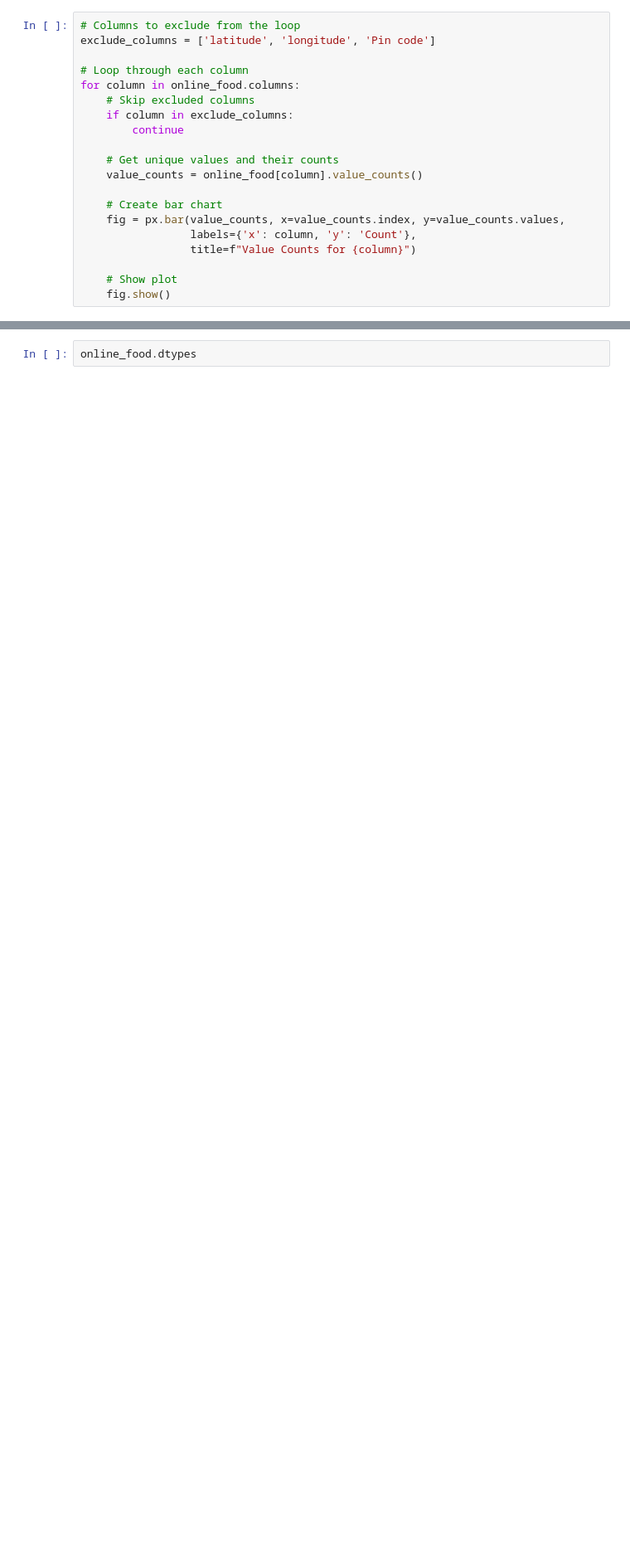
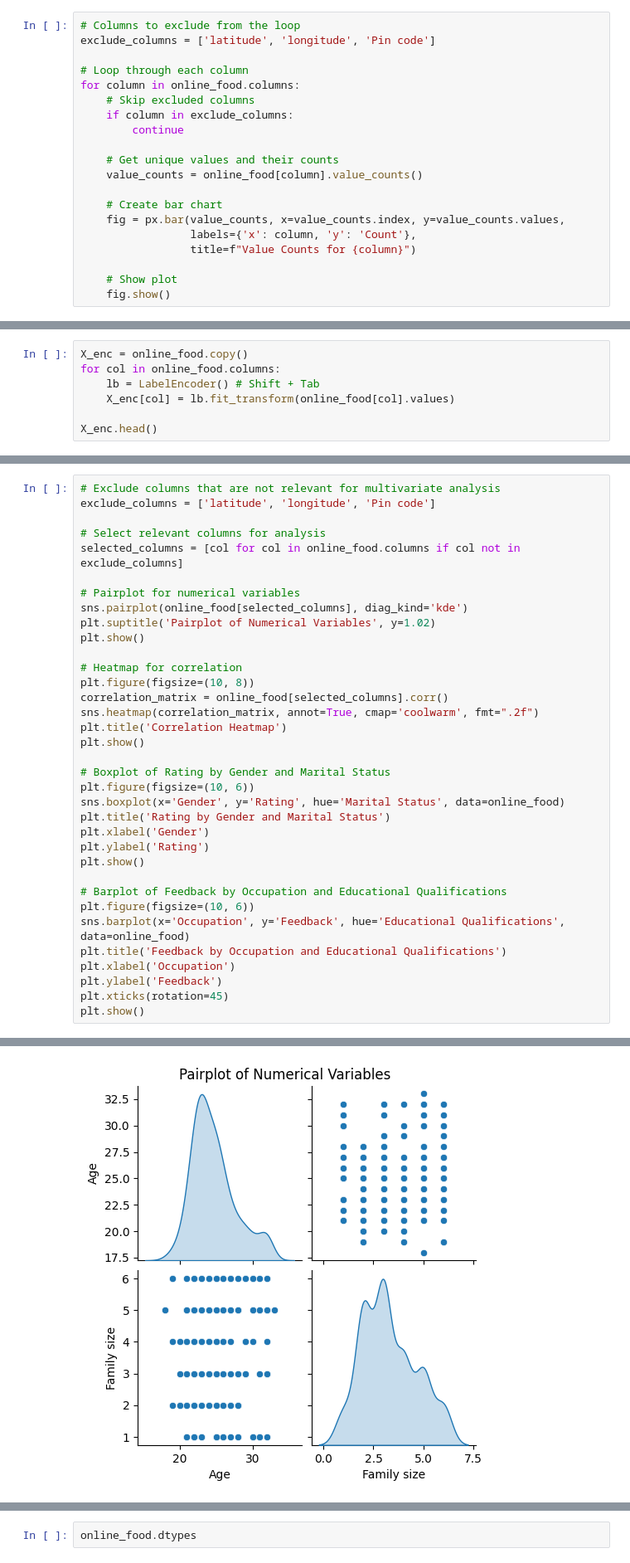
Before and after one commit to kwabenaboateng/ONLINE-FOOD, a Jupyter notebook: online food.ipynb, the cells around one changed output, grey strips where cells are left out. Shown at 83% size. Saved outputs shown, nothing was run; the diff lists cells and outputs as text; blank space fills up the shorter version.

```diff
--- a/online food.ipynb
+++ b/online food.ipynb
@@ -235,0 +175,7 @@ for column in online_food.columns:
+# %%
+X_enc = online_food.copy()
+for col in online_food.columns:
+    lb = LabelEncoder() # Shift + Tab
+    X_enc[col] = lb.fit_transform(online_food[col].values)
+
+X_enc.head()
@@ -235,0 +230,36 @@ for column in online_food.columns:
+# %%
+# Exclude columns that are not relevant for multivariate analysis
+exclude_columns = ['latitude', 'longitude', 'Pin code']
+
+# Select relevant columns for analysis
+selected_columns = [col for col in online_food.columns if col not in exclude_columns]
+
+# Pairplot for numerical variables
+sns.pairplot(online_food[selected_columns], diag_kind='kde')
+plt.suptitle('Pairplot of Numerical Variables', y=1.02)
+plt.show()
+
+# Heatmap for correlation
+plt.figure(figsize=(10, 8))
+correlation_matrix = online_food[selected_columns].corr()
+sns.heatmap(correlation_matrix, annot=True, cmap='coolwarm', fmt=".2f")
+plt.title('Correlation Heatmap')
+plt.show()
+
+# Boxplot of Rating by Gender and Marital Status
+plt.figure(figsize=(10, 6))
+sns.boxplot(x='Gender', y='Rating', hue='Marital Status', data=online_food)
+plt.title('Rating by Gender and Marital Status')
+plt.xlabel('Gender')
+plt.ylabel('Rating')
+plt.show()
+
+# Barplot of Feedback by Occupation and Educational Qualifications
+plt.figure(figsize=(10, 6))
+sns.barplot(x='Occupation', y='Feedback', hue='Educational Qualifications', data=online_food)
+plt.title('Feedback by Occupation and Educational Qualifications')
+plt.xlabel('Occupation')
+plt.ylabel('Feedback')
+plt.xticks(rotation=45)
+plt.show()
+# %% [output]
@@ -235,0 +267 @@ for column in online_food.columns:
+[figure, added]
```
Also changed, not shown: parts of 13 cells of this notebook.
